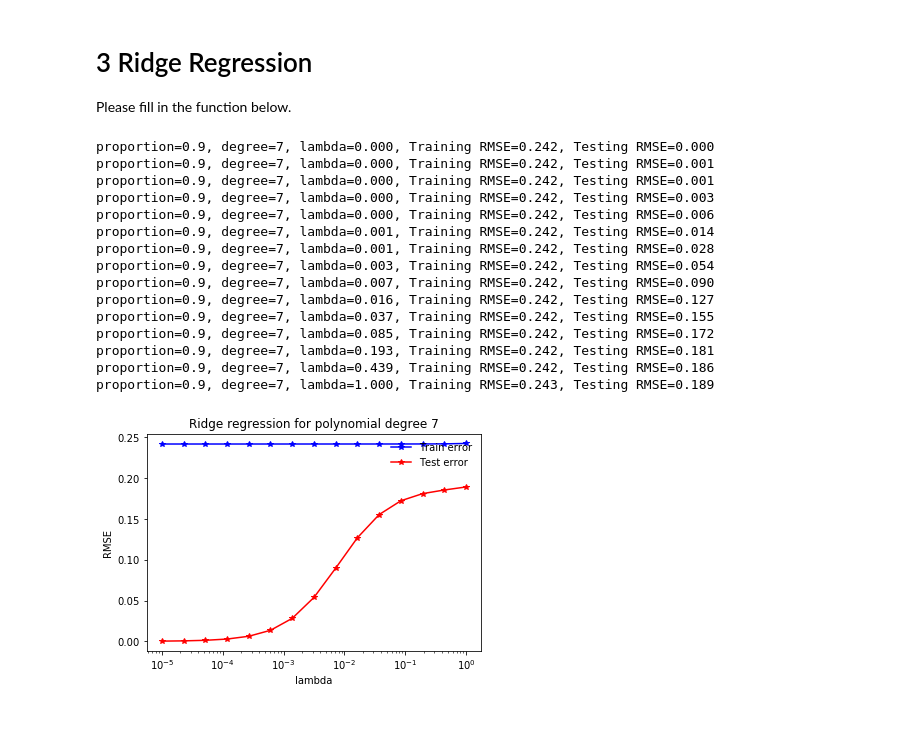
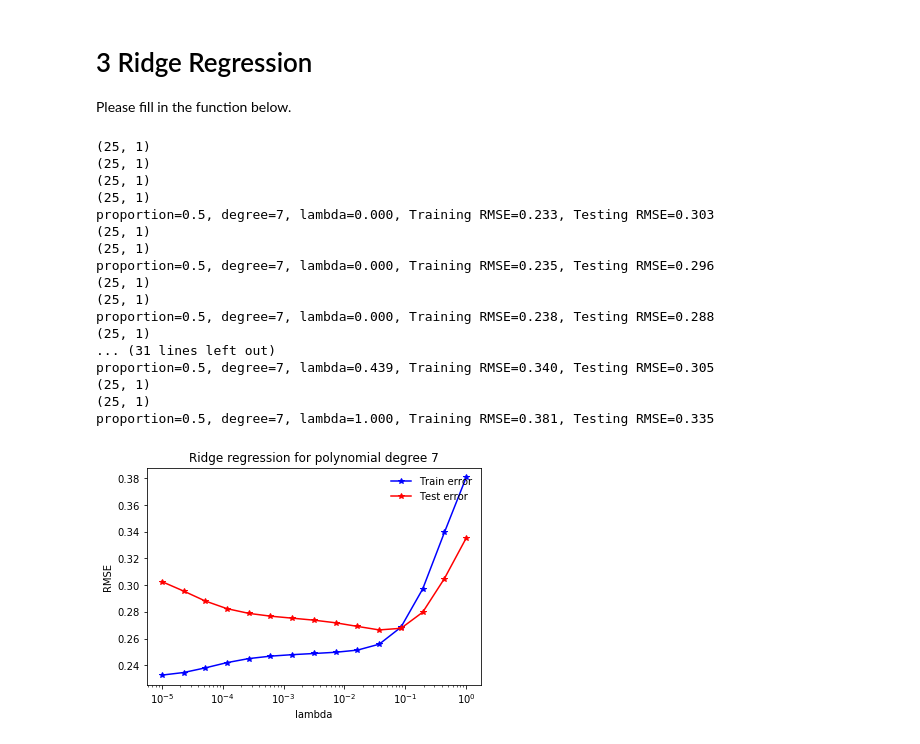
Before and after one commit to LucaZampieri/LMO_ML, a Jupyter notebook: project1/matteo_codes/lab_3/ex03.ipynb, the cells around one changed output. Drawn from its saved outputs; the diff is of its cells as text; code cells hidden in the pictures.

Commit message:
new lab3
Ridge regression utlimated_ TO CHECK

```diff
--- a/project1/matteo_codes/lab_3/ex03.ipynb
+++ b/project1/matteo_codes/lab_3/ex03.ipynb
@@ -265,7 +325,7 @@ def train_test_split_demo(x, y, degree, ratio, seed):
     # ***************************************************
     # INSERT YOUR CODE HERE
     # split the data, and return train and test data: TODO
-    [y_train,x_train,y_val,x_val]=split_data(x, y, ratio, seed);
+    [y_train,x_train,y_val,x_val]=split_random_data(x, y, ratio, seed);
     # ***************************************************
 
     # ***************************************************
@@ -273,7 +333,9 @@ def train_test_split_demo(x, y, degree, ratio, seed):
 
     # form train and test data with polynomial basis function: TODO
     phi_tilde_train=build_poly(x_train, degree);
-    phi_tilde_val=build_poly(x_val, degree);
+    if x_val.shape[0]!=0 :
+        phi_tilde_val=build_poly(x_val, degree);
+
     # ***************************************************
 
     # ***************************************************
@@ -282,7 +344,7 @@ def train_test_split_demo(x, y, degree, ratio, seed):
 
 
     weights_train=least_squares(y_train, phi_tilde_train);
-    weights_val=least_squares(y_val, phi_tilde_val);
+
 
 
     # ***************************************************
@@ -293,7 +355,10 @@ def train_test_split_demo(x, y, degree, ratio, seed):
     # and store them in rmse_tr and rmse_te respectively: TODO
 
     rmse_tr=np.asscalar(compute_rmse(y_train,weights_train,phi_tilde_train));
-    rmse_te=np.asscalar(compute_rmse(y_val,weights_val,phi_tilde_val));
+    if x_val.shape[0]!=0 :
+        rmse_te=np.asscalar(compute_rmse(y_val,weights_train,phi_tilde_val));
+    else:
+        rmse_te=1;
 
 
     # ***************************************************
@@ -303,7 +368,7 @@ def train_test_split_demo(x, y, degree, ratio, seed):
 # %%
 seed = 6
 degrees = [1, 3, 7, 10]
-split_ratios = [0.9, 0.5, 0.1]
+split_ratios = [1, 0.5, 0.1]
 
 for split_ratio in split_ratios:
     for degree in degrees:
@@ -331,7 +401,8 @@ def ridge_regression(y, tx, lambda_):
     # ***************************************************
     # INSERT YOUR CODE HERE
     A=tx.T.dot(tx);
-    w_opt=(np.linalg.pinv(A+lambda_*np.identity(A.shape[0])).dot(tx.T)).dot(y);
+    lambda_=lambda_*(2*y.shape[0]);
+    w_opt=(np.linalg.inv(A+lambda_*np.identity(A.shape[0])).dot(tx.T)).dot(y);
 
     if(len(w_opt.shape)==1):
         w_opt=w_opt.reshape(len(w_opt),1);
@@ -348,15 +419,14 @@ def ridge_regression_demo(x, y, degree, ratio, seed):
     # split the data, and return train and test data: TODO
     # ***************************************************
     [y_train,x_train,y_val,x_val]=split_data(x, y, ratio, seed);
+    print(x_train.shape);
+    print(x_val.shape);
 # ***************************************************
     # INSERT YOUR CODE HERE
     # form train and test data with polynomial basis function: TODO
     phi_tilde_train=build_poly(x_train, degree);
     phi_tilde_val=build_poly(x_val, degree);
     # ***************************************************
-
-
-
     rmse_tr = np.zeros(len(lambdas));
     rmse_te = np.zeros(len(lambdas));
     for ind, lambda_ in enumerate(lambdas):
@@ -364,9 +434,9 @@ def ridge_regression_demo(x, y, degree, ratio, seed):
         # INSERT YOUR CODE HERE
         # ridge regression with a given lambda
         weights_train=ridge_regression(y_train,phi_tilde_train , lambda_);
-        weights_test=ridge_regression(y_val,phi_tilde_val, lambda_);
+
         rmse_tr[ind]=np.asscalar(compute_rmse(y_train,weights_train,phi_tilde_train));
-        rmse_te[ind]=np.asscalar(compute_rmse(y_val,weights_test,phi_tilde_val));
+        rmse_te[ind]=np.asscalar(compute_rmse(y_val,weights_train,phi_tilde_val));
         # ***************************************************
         print("proportion={p}, degree={d}, lambda={l:.3f}, Training RMSE={tr:.3f}, Testing RMSE={te:.3f}".format(
                p=ratio, d=degree, l=lambda_, tr=rmse_tr[ind], te=rmse_te[ind]))
@@ -376,22 +446,24 @@ def ridge_regression_demo(x, y, degree, ratio, seed):
 # %%
 seed = 56
 degree = 7
-split_ratio = 0.9
+split_ratio = 0.5
 ridge_regression_demo(x, y, degree, split_ratio, seed)
 # %% [output]
-proportion=0.9, degree=7, lambda=0.000, Training RMSE=0.242, Testing RMSE=0.000
-proportion=0.9, degree=7, lambda=0.000, Training RMSE=0.242, Testing RMSE=0.001
-proportion=0.9, degree=7, lambda=0.000, Training RMSE=0.242, Testing RMSE=0.001
-proportion=0.9, degree=7, lambda=0.000, Training RMSE=0.242, Testing RMSE=0.003
-proportion=0.9, degree=7, lambda=0.000, Training RMSE=0.242, Testing RMSE=0.006
-proportion=0.9, degree=7, lambda=0.001, Training RMSE=0.242, Testing RMSE=0.014
-proportion=0.9, degree=7, lambda=0.001, Training RMSE=0.242, Testing RMSE=0.028
-proportion=0.9, degree=7, lambda=0.003, Training RMSE=0.242, Testing RMSE=0.054
-proportion=0.9, degree=7, lambda=0.007, Training RMSE=0.242, Testing RMSE=0.090
-proportion=0.9, degree=7, lambda=0.016, Training RMSE=0.242, Testing RMSE=0.127
-proportion=0.9, degree=7, lambda=0.037, Training RMSE=0.242, Testing RMSE=0.155
-proportion=0.9, degree=7, lambda=0.085, Training RMSE=0.242, Testing RMSE=0.172
-proportion=0.9, degree=7, lambda=0.193, Training RMSE=0.242, Testing RMSE=0.181
-proportion=0.9, degree=7, lambda=0.439, Training RMSE=0.242, Testing RMSE=0.186
-proportion=0.9, degree=7, lambda=1.000, Training RMSE=0.243, Testing RMSE=0.189
+(25, 1)
+(25, 1)
+(25, 1)
+(25, 1)
+proportion=0.5, degree=7, lambda=0.000, Training RMSE=0.233, Testing RMSE=0.303
+(25, 1)
+(25, 1)
+proportion=0.5, degree=7, lambda=0.000, Training RMSE=0.235, Testing RMSE=0.296
+(25, 1)
+(25, 1)
+proportion=0.5, degree=7, lambda=0.000, Training RMSE=0.238, Testing RMSE=0.288
+(25, 1)
+... (31 lines left out)
+proportion=0.5, degree=7, lambda=0.439, Training RMSE=0.340, Testing RMSE=0.305
+(25, 1)
+(25, 1)
+proportion=0.5, degree=7, lambda=1.000, Training RMSE=0.381, Testing RMSE=0.335
-[figure, old version]
+[figure, new version]
```
Also changed, not shown: parts of 7 cells of this notebook, 4 other files.
